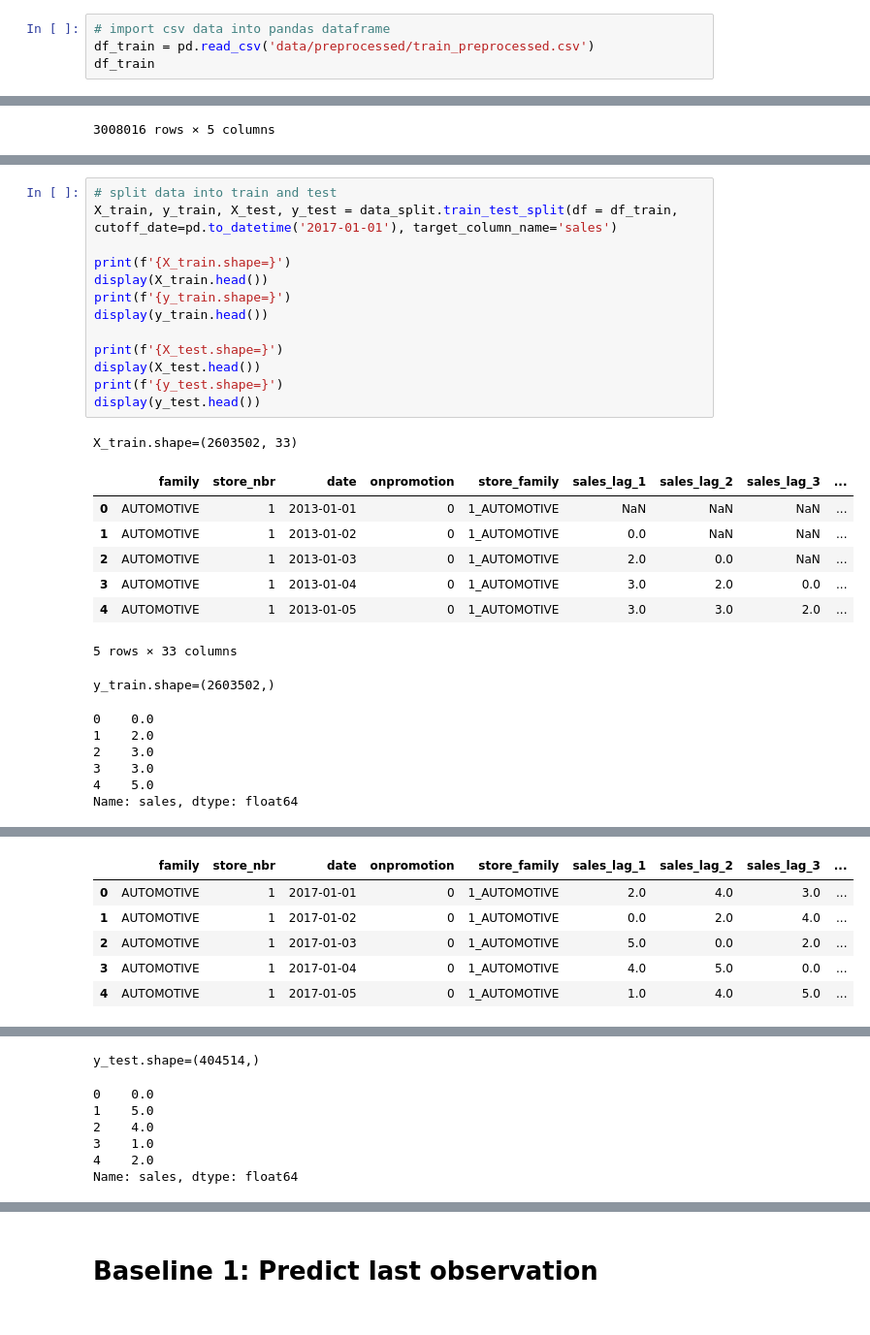
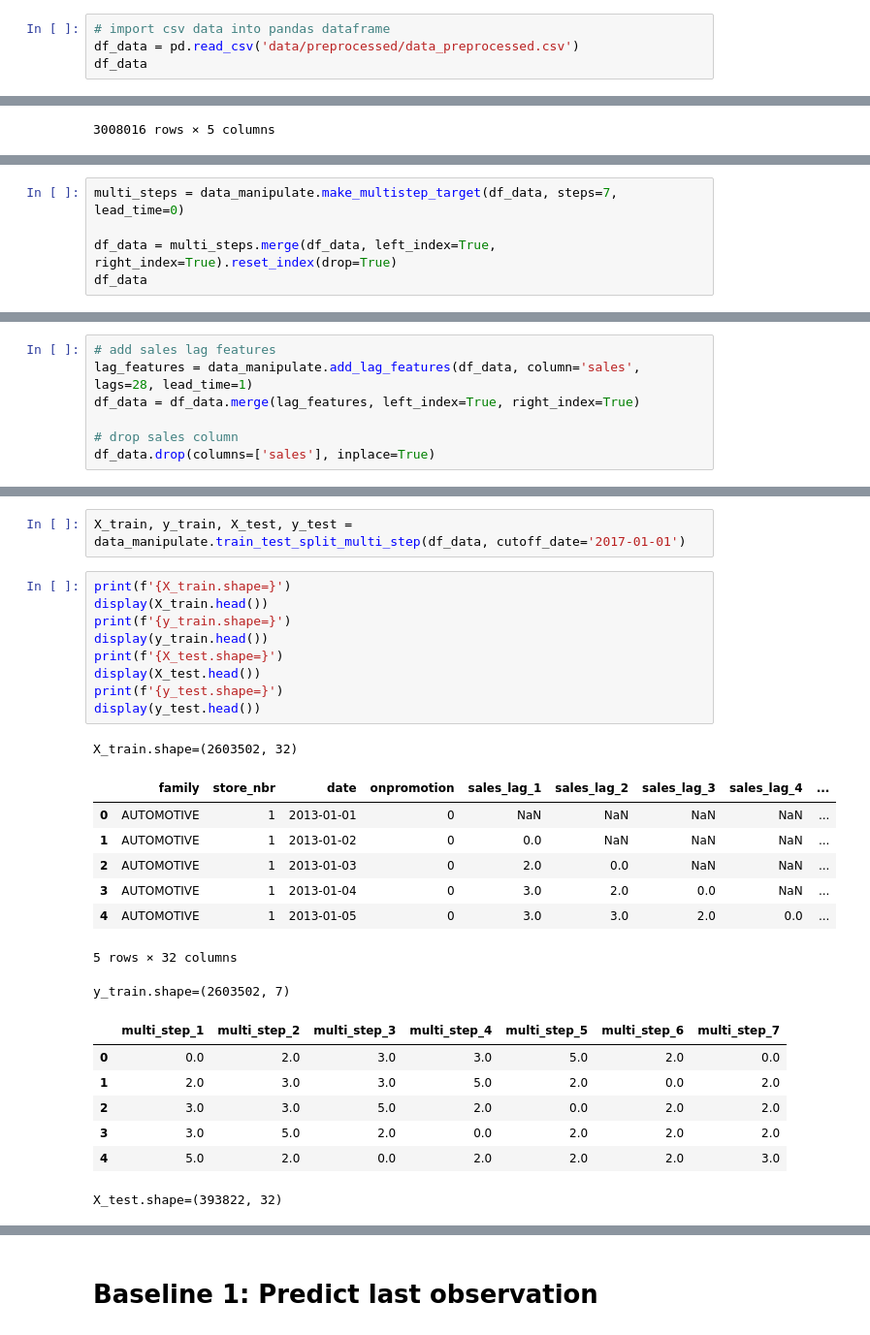
Before and after one commit to ani-portfolio/2_multi_step_sales_forecasting, a Jupyter notebook: notebooks/04_baseline_models.ipynb, the cells around one changed output, grey strips where cells are left out. Shown: that part at 97% size. Drawn from its saved outputs; the diff is of its cells as text.

Commit message:
direct multi step

```diff
--- a/notebooks/04_baseline_models.ipynb
+++ b/notebooks/04_baseline_models.ipynb
@@ -26,7 +26,7 @@ from src import data_split
 # %%
 # import csv data into pandas dataframe
-df_train = pd.read_csv('data/preprocessed/train_preprocessed.csv')
-df_train
+df_data = pd.read_csv('data/preprocessed/data_preprocessed.csv')
+df_data
 # %% [output]
 |  | family | store_nbr | date | sales | onpromotion |
 | 0 | AUTOMOTIVE | 1 | 2013-01-01 | 0.0 | 0 |
@@ -63,0 +48,5 @@ df_train.shape=(3008016, 34)
+# %%
+multi_steps = data_manipulate.make_multistep_target(df_data, steps=7, lead_time=0)
+
+df_data = multi_steps.merge(df_data, left_index=True, right_index=True).reset_index(drop=True)
+df_data
@@ -63,0 +71,7 @@ df_train.shape=(3008016, 34)
+# %%
+# add sales lag features
+lag_features = data_manipulate.add_lag_features(df_data, column='sales', lags=28, lead_time=1)
+df_data = df_data.merge(lag_features, left_index=True, right_index=True)
+
+# drop sales column
+df_data.drop(columns=['sales'], inplace=True)
@@ -64,29 +90,28 @@ df_train.shape=(3008016, 34)
+# %%
+X_train, y_train, X_test, y_test = data_manipulate.train_test_split_multi_step(df_data, cutoff_date='2017-01-01')
 # %%
-# split data into train and test
-X_train, y_train, X_test, y_test = data_split.train_test_split(df = df_train, cutoff_date=pd.to_datetime('2017-01-01'), target_column_name='sales')
-
 print(f'{X_train.shape=}')
 display(X_train.head())
 print(f'{y_train.shape=}')
 display(y_train.head())
-
 print(f'{X_test.shape=}')
 display(X_test.head())
 print(f'{y_test.shape=}')
 display(y_test.head())
 # %% [output]
-X_train.shape=(2603502, 33)
+X_train.shape=(2603502, 32)
-|  | family | store_nbr | date | onpromotion | store_family | sales_lag_1 | sales_lag_2 | sales_lag_3 | ... |
-| 0 | AUTOMOTIVE | 1 | 2013-01-01 | 0 | 1_AUTOMOTIVE | NaN | NaN | NaN | ... |
-| 1 | AUTOMOTIVE | 1 | 2013-01-02 | 0 | 1_AUTOMOTIVE | 0.0 | NaN | NaN | ... |
-| 2 | AUTOMOTIVE | 1 | 2013-01-03 | 0 | 1_AUTOMOTIVE | 2.0 | 0.0 | NaN | ... |
-| 3 | AUTOMOTIVE | 1 | 2013-01-04 | 0 | 1_AUTOMOTIVE | 3.0 | 2.0 | 0.0 | ... |
-| 4 | AUTOMOTIVE | 1 | 2013-01-05 | 0 | 1_AUTOMOTIVE | 3.0 | 3.0 | 2.0 | ... |
+|  | family | store_nbr | date | onpromotion | sales_lag_1 | sales_lag_2 | sales_lag_3 | sales_lag_4 | ... |
+| 0 | AUTOMOTIVE | 1 | 2013-01-01 | 0 | NaN | NaN | NaN | NaN | ... |
+| 1 | AUTOMOTIVE | 1 | 2013-01-02 | 0 | 0.0 | NaN | NaN | NaN | ... |
+| 2 | AUTOMOTIVE | 1 | 2013-01-03 | 0 | 2.0 | 0.0 | NaN | NaN | ... |
+| 3 | AUTOMOTIVE | 1 | 2013-01-04 | 0 | 3.0 | 2.0 | 0.0 | NaN | ... |
+| 4 | AUTOMOTIVE | 1 | 2013-01-05 | 0 | 3.0 | 3.0 | 2.0 | 0.0 | ... |
-5 rows × 33 columns
+5 rows × 32 columns
-y_train.shape=(2603502,)
+y_train.shape=(2603502, 7)
+|  | multi_step_1 | multi_step_2 | multi_step_3 | multi_step_4 | multi_step_5 | multi_step_6 | multi_step_7 |
+| 0 | 0.0 | 2.0 | 3.0 | 3.0 | 5.0 | 2.0 | 0.0 |
+| 1 | 2.0 | 3.0 | 3.0 | 5.0 | 2.0 | 0.0 | 2.0 |
+| 2 | 3.0 | 3.0 | 5.0 | 2.0 | 0.0 | 2.0 | 2.0 |
+| 3 | 3.0 | 5.0 | 2.0 | 0.0 | 2.0 | 2.0 | 2.0 |
+| 4 | 5.0 | 2.0 | 0.0 | 2.0 | 2.0 | 2.0 | 3.0 |
-0    0.0
-1    2.0
-2    3.0
-3    3.0
-4    5.0
-Name: sales, dtype: float64
+X_test.shape=(393822, 32)
@@ -94,6 +124,0 @@ X_test.shape=(404514, 33)
-|  | family | store_nbr | date | onpromotion | store_family | sales_lag_1 | sales_lag_2 | sales_lag_3 | ... |
-| 0 | AUTOMOTIVE | 1 | 2017-01-01 | 0 | 1_AUTOMOTIVE | 2.0 | 4.0 | 3.0 | ... |
-| 1 | AUTOMOTIVE | 1 | 2017-01-02 | 0 | 1_AUTOMOTIVE | 0.0 | 2.0 | 4.0 | ... |
-| 2 | AUTOMOTIVE | 1 | 2017-01-03 | 0 | 1_AUTOMOTIVE | 5.0 | 0.0 | 2.0 | ... |
-| 3 | AUTOMOTIVE | 1 | 2017-01-04 | 0 | 1_AUTOMOTIVE | 4.0 | 5.0 | 0.0 | ... |
-| 4 | AUTOMOTIVE | 1 | 2017-01-05 | 0 | 1_AUTOMOTIVE | 1.0 | 4.0 | 5.0 | ... |
@@ -101,7 +125,0 @@ X_test.shape=(404514, 33)
-y_test.shape=(404514,)
-0    0.0
-1    5.0
-2    4.0
-3    1.0
-4    2.0
-Name: sales, dtype: float64
```
Also changed, not shown: parts of 27 cells of this notebook, 11 other files.
